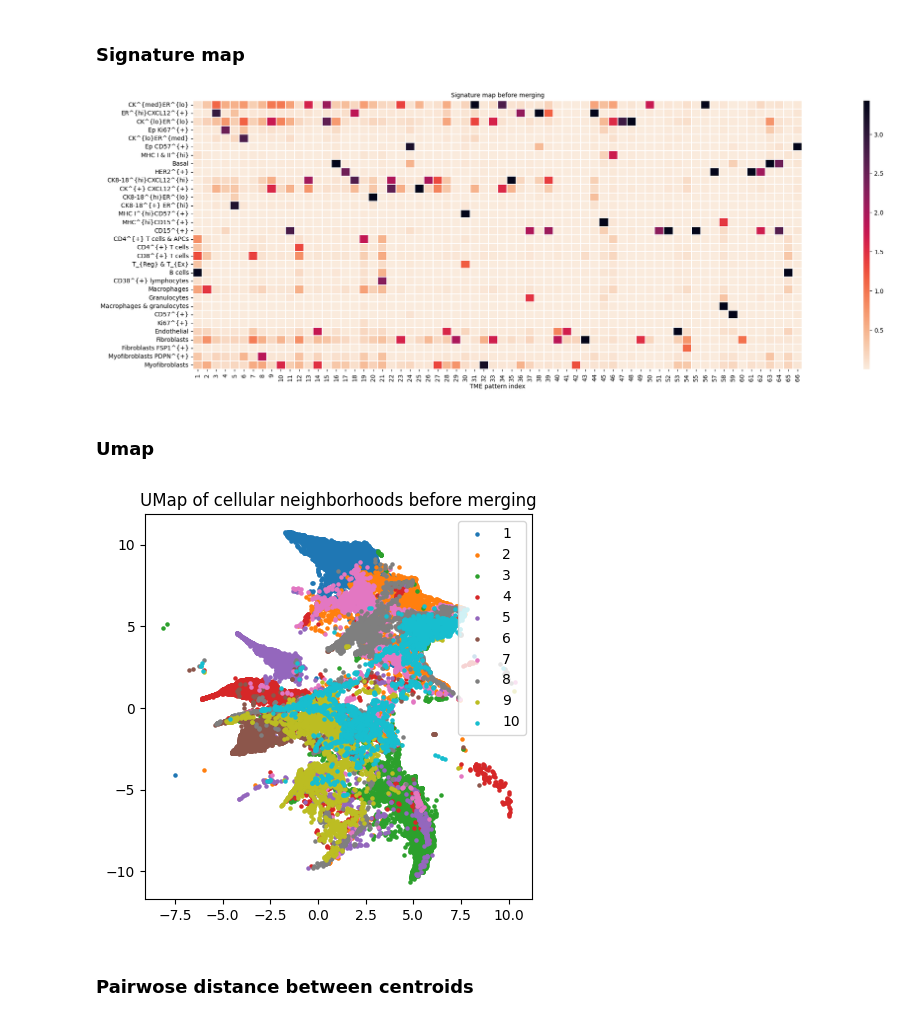
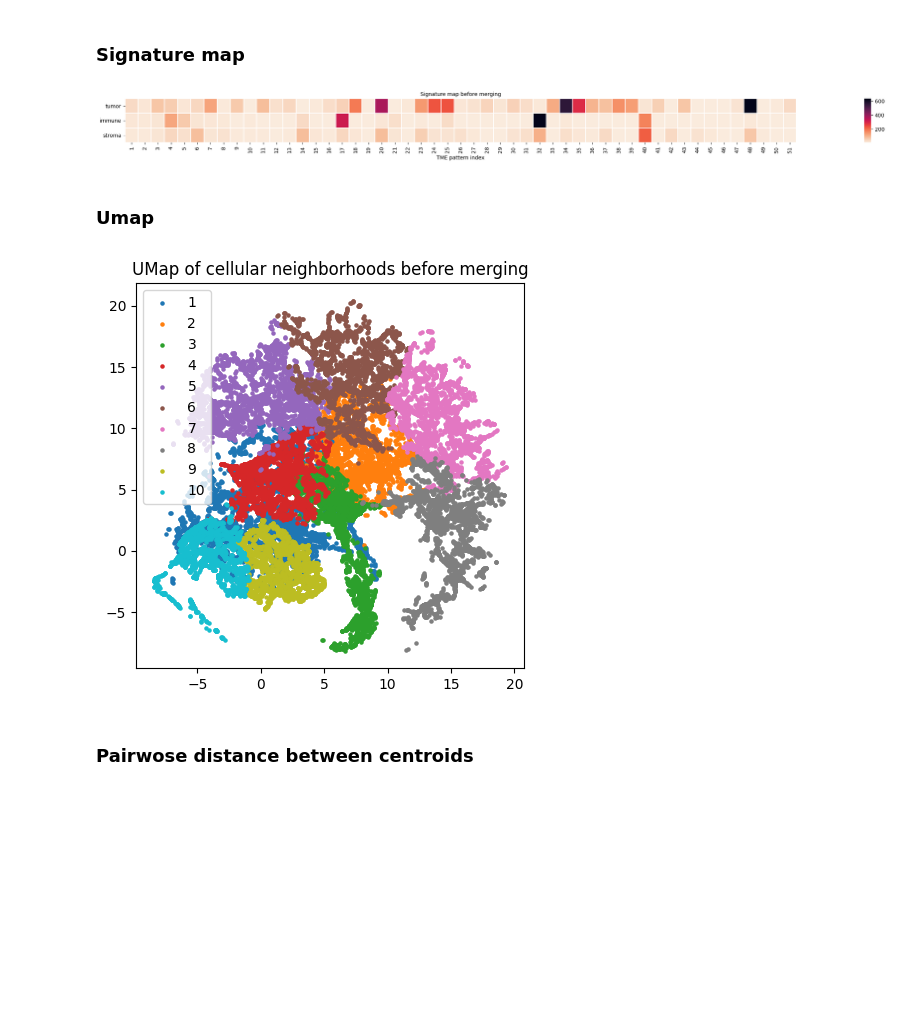
Before and after one commit to JasmineZhen218/BiGraphKernel, a Jupyter notebook: b_Soft_WL_Kernel_random_split/demo_cluster_results.ipynb, the cells around one changed output. Saved outputs shown, nothing was run; the diff lists cells and outputs as text; code cells hidden in the pictures; blank space fills up the shorter version.

Commit message:
Rename a little bit, add TMEcell type option

```diff
--- a/b_Soft_WL_Kernel_random_split/demo_cluster_results.ipynb
+++ b/b_Soft_WL_Kernel_random_split/demo_cluster_results.ipynb
@@ -15,3 +12,7 @@ PhenoGraoh_k =  100
+# %%
+iteration = 5
+PhenoGraoh_k =  200
+node_label = 'CellCategory'
 # %%
 # Retrive cluster data
 FILE_NAMES = os.listdir(
@@ -30,6 +31,7 @@ for file_name in FILE_NAMES:
             "Subtrees",
             file_name,
             "neighborhood_aggregation",
+            node_label,
             "X" + str(iteration) + ".npy",
         )
     )
@@ -43,6 +45,7 @@ for file_name in FILE_NAMES:
             "Subtrees",
             file_name,
             "pattern_ids",
+            node_label,
             "pattern_id_iter_"
             + str(iteration)
             + "_PhenoGraph_k_"
@@ -72,26 +65,30 @@ array([1.78636369e-01, 1.82445795e+00, 4.28417522e-02, 1.76730251e-02,
 # %%
 # Signature map before merging
 Centroids = compute_cluster_centroids(X, Cluster_identities)
 Signature = Centroids.T
-Cell_type_name_list = list(get_cell_phenotype_id('Danenberg'))
-f, (ax, cbar_ax) = plt.subplots(1,2,figsize=(20, 8),gridspec_kw= {"width_ratios": [20,0.2]} )
+if node_label == 'CellType':
+    Node_label_list = list(get_cell_phenotype_id('Danenberg'))
+else:
+    Node_label_list = ['tumor', 'immune', 'stroma']
+
+f, (ax, cbar_ax) = plt.subplots(1,2,figsize=(Signature.shape[1]*0.5, Signature.shape[0]*0.5, ),gridspec_kw= {"width_ratios": [20,0.2]} )
 sns.heatmap(
         Signature,
         ax=ax,
         cbar_ax=cbar_ax,
         cmap="rocket_r",
         linewidth=0.005,
         edgecolor="black",
         vmax=np.percentile(Signature, 99),
         vmin=np.percentile(Signature, 1),
     )
-ax.set_yticklabels(Cell_type_name_list, rotation=0, fontsize=10)
+ax.set_yticklabels(Node_label_list, rotation=0, fontsize=10)
 ax.set_xticklabels([i+1 for i in range(Signature.shape[1])], fontsize=10, rotation = 90)
 ax.set_xlabel("TME pattern index", fontsize=10)
 ax.set_title("Signature map before merging", fontsize=10)
 plt.show()
 # %% [output]
-[figure, old version]
+[figure, new version]
 # %% [markdown]
 ### Umap
 # %%
@@ -114,7 +111,7 @@ ax.legend()
 ax.set(title = 'UMap of cellular neighborhoods before merging')
 f.show()
 # %% [output]
-[figure, old version]
+[figure, new version]
 # %% [markdown]
 ### Pairwose distance between centroids
 # %%
```
Also changed, not shown: parts of 2 cells of this notebook, 17 other files.
